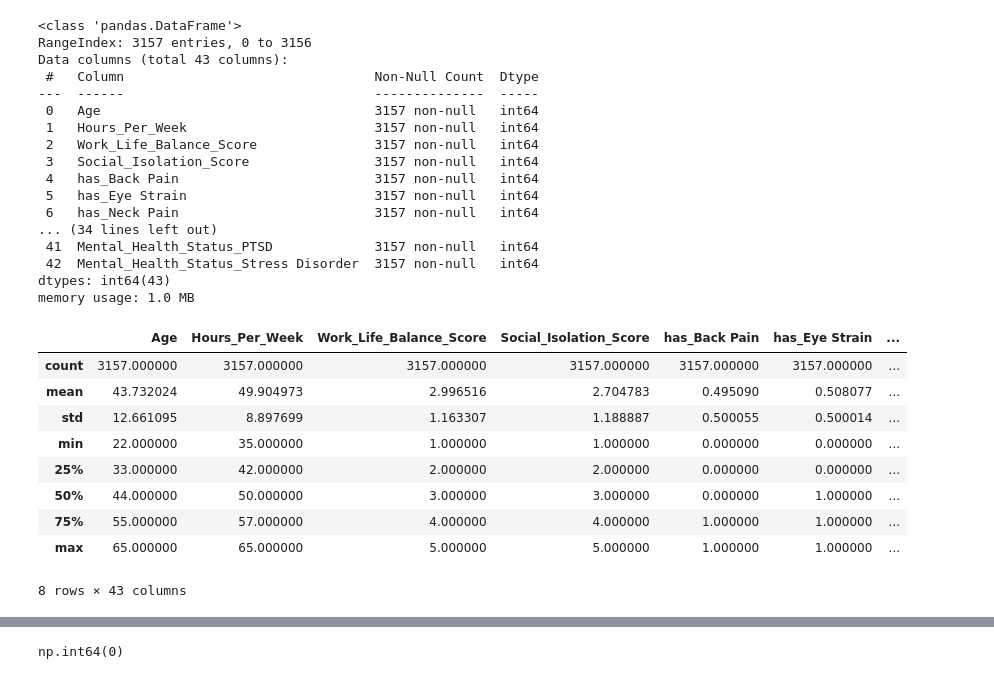
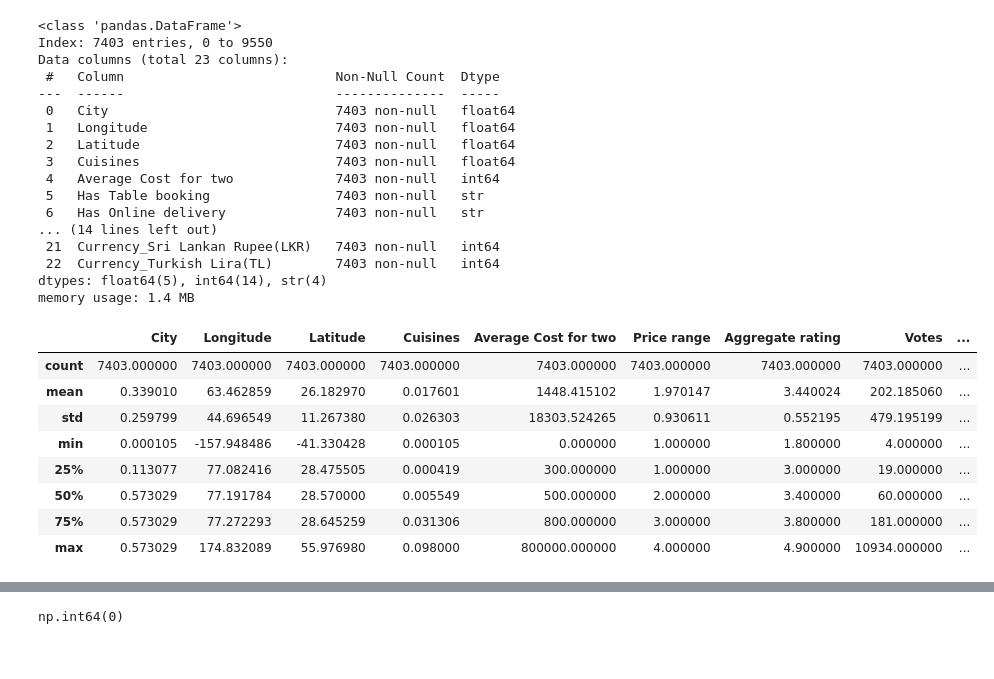
Before and after one commit to rahien123/Restaraunt-Rating-Prediction-, a Jupyter notebook: notebooks/EDA.ipynb, the cells around one changed output, grey strips where cells are left out. Saved outputs shown, nothing was run; the diff lists cells and outputs as text; code cells hidden in the pictures.

```diff
--- a/notebooks/EDA.ipynb
+++ b/notebooks/EDA.ipynb
@@ -70,4 +174,4 @@ memory usage: 339.6 KB
 # %%
-df_clean2=get_ds_data(df)
-df_clean2.head(10)
+df_ds_train,df_ds_test=get_ds_data(df)
+df_ds_train.head(10)
 # %% [output]
@@ -86,31 +194,30 @@ df_clean2.head(10)
 # %%
-df_clean2.info()
-df_clean2.describe()
+df_ds_train.info()
+df_ds_train.describe()
 # %% [output]
 <class 'pandas.DataFrame'>
-RangeIndex: 3157 entries, 0 to 3156
-Data columns (total 43 columns):
- #   Column                                Non-Null Count  Dtype
----  ------                                --------------  -----
- 0   Age                                   3157 non-null   int64
- 1   Hours_Per_Week                        3157 non-null   int64
- 2   Work_Life_Balance_Score               3157 non-null   int64
- 3   Social_Isolation_Score                3157 non-null   int64
- 4   has_Back Pain                         3157 non-null   int64
- 5   has_Eye Strain                        3157 non-null   int64
- 6   has_Neck Pain                         3157 non-null   int64
-... (34 lines left out)
- 41  Mental_Health_Status_PTSD             3157 non-null   int64
- 42  Mental_Health_Status_Stress Disorder  3157 non-null   int64
-dtypes: int64(43)
-memory usage: 1.0 MB
+Index: 7403 entries, 0 to 9550
+Data columns (total 23 columns):
+ #   Column                           Non-Null Count  Dtype
+---  ------                           --------------  -----
+ 0   City                             7403 non-null   float64
+ 1   Longitude                        7403 non-null   float64
+ 2   Latitude                         7403 non-null   float64
+ 3   Cuisines                         7403 non-null   float64
+ 4   Average Cost for two             7403 non-null   int64
+ 5   Has Table booking                7403 non-null   str
+ 6   Has Online delivery              7403 non-null   str
+... (14 lines left out)
+ 21  Currency_Sri Lankan Rupee(LKR)   7403 non-null   int64
+ 22  Currency_Turkish Lira(TL)        7403 non-null   int64
+dtypes: float64(5), int64(14), str(4)
+memory usage: 1.4 MB
-|  | Age | Hours_Per_Week | Work_Life_Balance_Score | Social_Isolation_Score | has_Back Pain | has_Eye Strain | ... |
-| count | 3157.000000 | 3157.000000 | 3157.000000 | 3157.000000 | 3157.000000 | 3157.000000 | ... |
-| mean | 43.732024 | 49.904973 | 2.996516 | 2.704783 | 0.495090 | 0.508077 | ... |
-| std | 12.661095 | 8.897699 | 1.163307 | 1.188887 | 0.500055 | 0.500014 | ... |
-| min | 22.000000 | 35.000000 | 1.000000 | 1.000000 | 0.000000 | 0.000000 | ... |
-| 25% | 33.000000 | 42.000000 | 2.000000 | 2.000000 | 0.000000 | 0.000000 | ... |
-| 50% | 44.000000 | 50.000000 | 3.000000 | 3.000000 | 0.000000 | 1.000000 | ... |
-| 75% | 55.000000 | 57.000000 | 4.000000 | 4.000000 | 1.000000 | 1.000000 | ... |
-| max | 65.000000 | 65.000000 | 5.000000 | 5.000000 | 1.000000 | 1.000000 | ... |
+|  | City | Longitude | Latitude | Cuisines | Average Cost for two | Price range | Aggregate rating | Votes | ... |
+| count | 7403.000000 | 7403.000000 | 7403.000000 | 7403.000000 | 7403.000000 | 7403.000000 | 7403.000000 | 7403.000000 | ... |
+| mean | 0.339010 | 63.462859 | 26.182970 | 0.017601 | 1448.415102 | 1.970147 | 3.440024 | 202.185060 | ... |
+| std | 0.259799 | 44.696549 | 11.267380 | 0.026303 | 18303.524265 | 0.930611 | 0.552195 | 479.195199 | ... |
+| min | 0.000105 | -157.948486 | -41.330428 | 0.000105 | 0.000000 | 1.000000 | 1.800000 | 4.000000 | ... |
+| 25% | 0.113077 | 77.082416 | 28.475505 | 0.000419 | 300.000000 | 1.000000 | 3.000000 | 19.000000 | ... |
+| 50% | 0.573029 | 77.191784 | 28.570000 | 0.005549 | 500.000000 | 2.000000 | 3.400000 | 60.000000 | ... |
+| 75% | 0.573029 | 77.272293 | 28.645259 | 0.031306 | 800.000000 | 3.000000 | 3.800000 | 181.000000 | ... |
+| max | 0.573029 | 174.832089 | 55.976980 | 0.098000 | 800000.000000 | 4.000000 | 4.900000 | 10934.000000 | ... |
-8 rows × 43 columns
```
Also changed, not shown: parts of 18 cells of this notebook, 13 other files.
